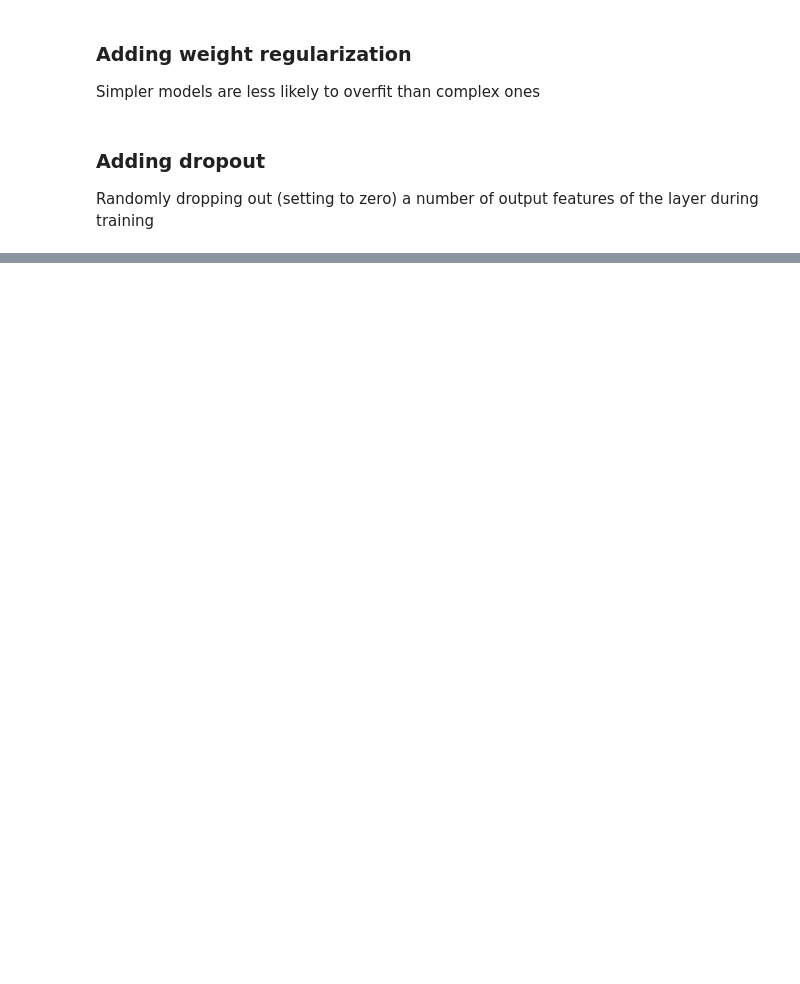
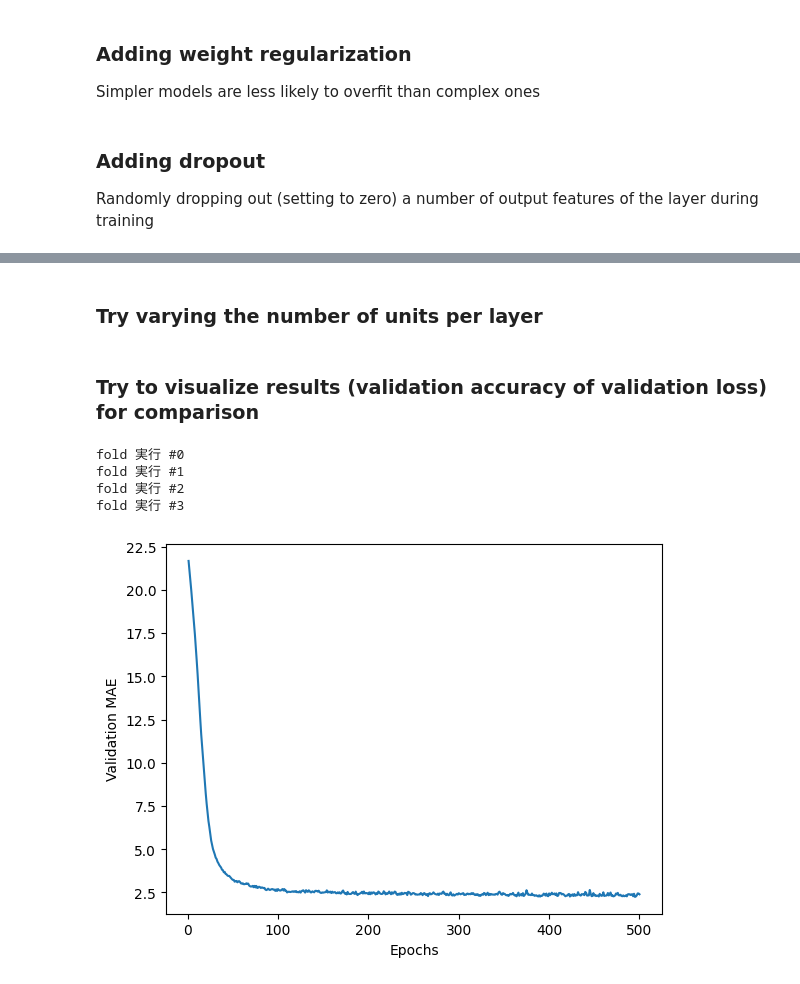
Before and after one commit to ryuhyunwoo1/classDeepLearning, a Jupyter notebook: practices/practices_week5.ipynb, the cells around one changed output, grey strips where cells are left out. Drawn from its saved outputs; the diff is of its cells as text; code cells hidden in the pictures; blank space fills up the shorter version.

```diff
--- a/practices/practices_week5.ipynb
+++ b/practices/practices_week5.ipynb
@@ -374,0 +390,2 @@ Epoch 20/20
+# %% [markdown]
+### Try varying the number of units per layer
@@ -374,0 +403,69 @@ Epoch 20/20
+# %% [markdown]
+### Try to visualize results (validation accuracy of validation loss) for comparison
+# %%
+# 1. データを準備します。
+from tensorflow.keras.datasets import boston_housing
+(train_data, train_targets), (test_data, test_targets) = (
+    boston_housing.load_data())
+## normalizing the data
+mean = train_data.mean(axis = 0)
+train_data -= mean
+std = train_data.std(axis = 0)
+train_data /= std
+test_data -= mean
+test_data /= std
+# 2. モデルを生成します。
+# 3. モデルをコンパイルします。
+from tensorflow import keras
+from tensorflow.keras import layers
+
+def build_model():
+  model = keras.Sequential([
+      layers.Dense(64, activation = "relu"),
+      layers.Dense(64, activation = "relu"),
+      layers.Dense(1)
+  ])
+  model.compile(optimizer = "rmsprop", loss = "mse", metrics = ["mae"]) ## loss = "mse", 回帰分析での方法
+  return model
+## 4. K-fold validation
+import numpy as np
+
+k = 4
+num_val_samples = len(train_data) // k
+num_epochs = 500
+all_scores = []
+all_mae_histories = []
+for i in range(k) :
+  print(f"fold 実行 #{i}")
+  val_data = train_data[i * num_val_samples: (i + 1) * num_val_samples]
+  val_targets = train_targets[i * num_val_samples: (i + 1) * num_val_samples]
+  partial_train_data = np.concatenate(
+      [train_data[:i * num_val_samples],
+       train_data[(i + 1) * num_val_samples:]],
+      axis = 0)
+  partial_train_targets = np.concatenate(
+      [train_targets[:i * num_val_samples],
+       train_targets[(i + 1) * num_val_samples:]],
+      axis = 0)
+  model = build_model()
+  history = model.fit(partial_train_data, partial_train_targets,
+                      validation_data = (val_data, val_targets),
+                      epochs = num_epochs, batch_size = 100, verbose = 0)
+  mae_history = history.history["val_mae"]
+  all_mae_histories.append(mae_history)
+average_mae_history = [
+    np.mean([x[i] for x in all_mae_histories]) for i in range(num_epochs)]
+import matplotlib.pyplot as plt
+# %% [output]
+fold 実行 #0
+fold 実行 #1
+fold 実行 #2
+fold 実行 #3
+# %%
+import matplotlib.pyplot as plt
+plt.plot(range(1, len(average_mae_history) + 1), average_mae_history)
+plt.xlabel("Epochs")
+plt.ylabel("Validation MAE")
+plt.show()
+# %% [output]
+[figure, added]
```
Also changed, not shown: parts of 20 cells of this notebook.
